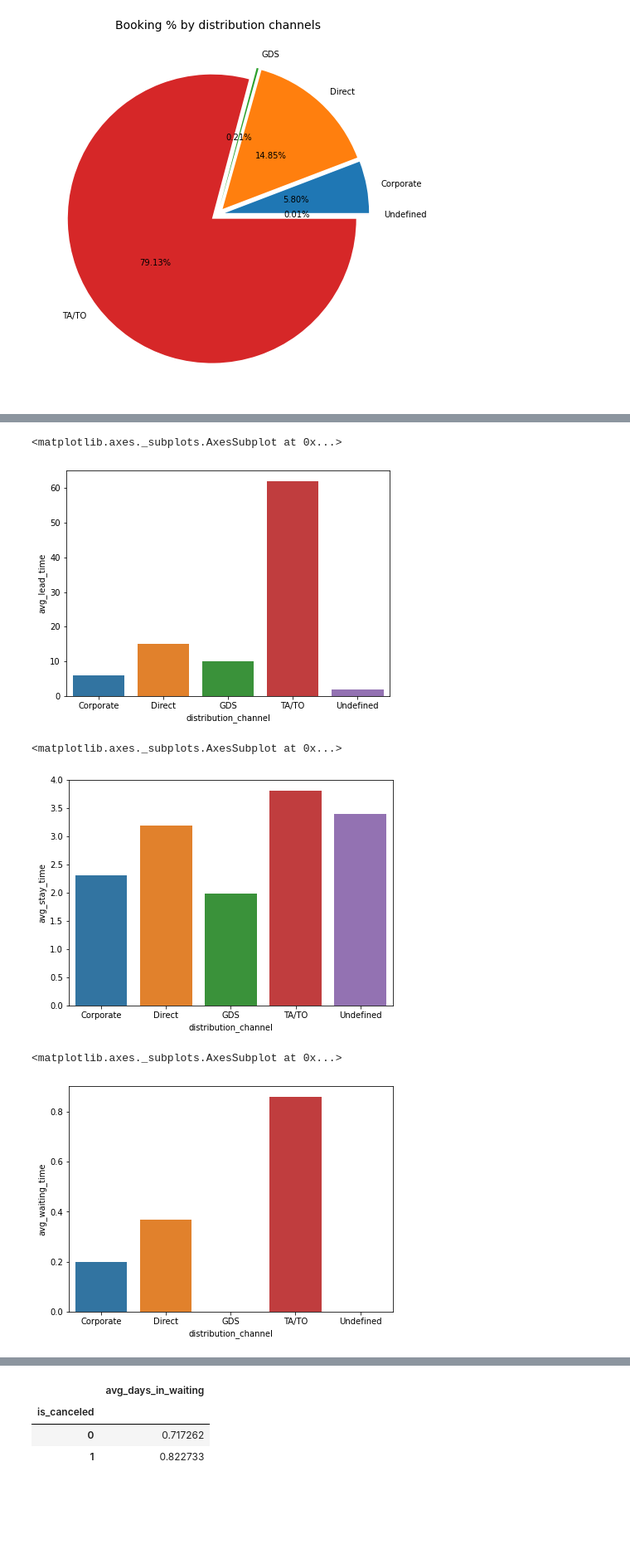
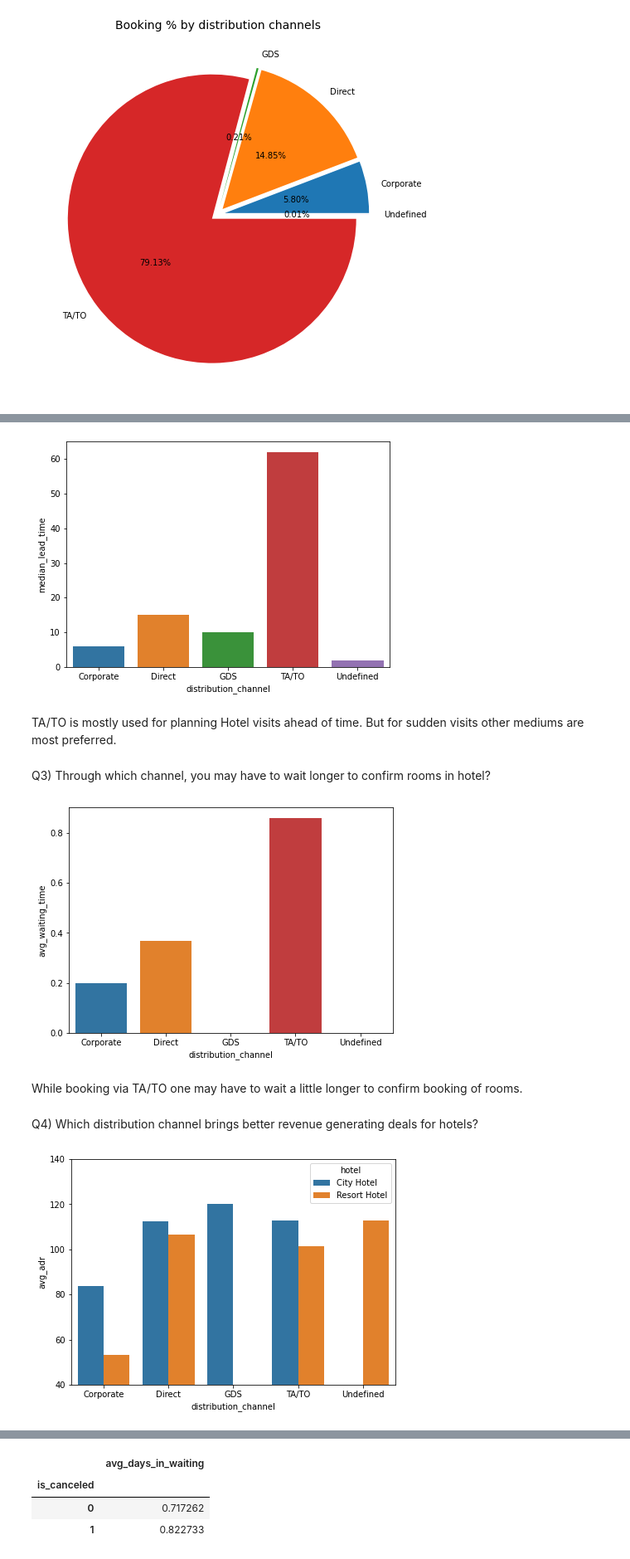
Before and after one commit to Neerajdataguy/EDA-Hotel-Booking, a Jupyter notebook: EDA(Group)_Hotel_Booking_Analysis_Capstone_Project.ipynb, the cells around one changed output, grey strips where cells are left out. Shown: that part at 83% size. Saved outputs shown, nothing was run; the diff lists cells and outputs as text; code cells hidden in the pictures; blank space fills up the shorter version.

```diff
--- a/EDA(Group)_Hotel_Booking_Analysis_Capstone_Project.ipynb
+++ b/EDA(Group)_Hotel_Booking_Analysis_Capstone_Project.ipynb
@@ -188 +191,4 @@ df1['reservation_status_date'] = pd.to_datetime(df1['reservation_status_date'],
+# %%
+# Adding total staying days in hotels
+df1['total_stay'] = df1['stays_in_weekend_nights']+df1['stays_in_week_nights']
 # %% [markdown]
@@ -245,7 +285,0 @@ sns.barplot(x = d3['hotel'], y = d3['avg_adr'] )
-# %%
-df1['total_stay_in_days'] =  df1['stays_in_week_nights']+df1['stays_in_weekend_nights']
-not_canceled = df1[df1['is_canceled'] == 0]
-grouped_by_hotel = not_canceled.groupby('hotel')
-d4 = pd.DataFrame(grouped_by_hotel['total_stay_in_days'].agg(np.mean).reset_index().rename(columns = {'total_stay_in_days':'avg_stay'}))
-plt.figure(figsize = (8,5))
-sns.barplot(x = d4['hotel'], y = d4['avg_stay'] )
@@ -334,21 +355,31 @@ d1
 # %%
-d2 = pd.DataFrame(round(group_by_dc['lead_time'].median(),2)).reset_index().rename(columns = {'lead_time': 'avg_lead_time'})
+d2 = pd.DataFrame(round(group_by_dc['lead_time'].median(),2)).reset_index().rename(columns = {'lead_time': 'median_lead_time'})
 plt.figure(figsize = (7,5))
-sns.barplot(x = d2['distribution_channel'], y = d2['avg_lead_time'])
+sns.barplot(x = d2['distribution_channel'], y = d2['median_lead_time'])
+plt.show()
 # %% [output]
-<matplotlib.axes._subplots.AxesSubplot at 0x...>
-[figure, old version]
+[figure, new version]
+# %% [markdown]
+TA/TO is mostly used for planning Hotel visits ahead of time. But for sudden visits other mediums are most preferred.
+# %% [markdown]
+Q3) Through which channel, you may have to wait longer to confirm rooms in hotel?
 # %%
-d3 = pd.DataFrame(round((group_by_dc['total_stay_in_days']).agg(np.mean),2)).reset_index().rename(columns = {'total_stay_in_days': 'avg_stay_time'})
+d4 = pd.DataFrame(round((group_by_dc['days_in_waiting_list']).mean(),2)).reset_index().rename(columns = {'days_in_waiting_list': 'avg_waiting_time'})
 plt.figure(figsize = (7,5))
-sns.barplot(x = d3['distribution_channel'], y = d3['avg_stay_time'])
+sns.barplot(x = d4['distribution_channel'], y = d4['avg_waiting_time'])
+plt.show()
 # %% [output]
-<matplotlib.axes._subplots.AxesSubplot at 0x...>
-[figure, old version]
+[figure, new version]
+# %% [markdown]
+While booking via TA/TO one may have to wait a little longer to confirm booking of rooms.
+# %% [markdown]
+Q4) Which distribution channel brings better revenue generating deals for hotels?
 # %%
-d4 = pd.DataFrame(round((group_by_dc['days_in_waiting_list']).agg(np.mean),2)).reset_index().rename(columns = {'days_in_waiting_list': 'avg_waiting_time'})
+group_by_dc_hotel = df1.groupby(['distribution_channel', 'hotel'])
+d5 = pd.DataFrame(round((group_by_dc_hotel['adr']).agg(np.mean),2)).reset_index().rename(columns = {'adr': 'avg_adr'})
 plt.figure(figsize = (7,5))
-sns.barplot(x = d4['distribution_channel'], y = d4['avg_waiting_time'])
+sns.barplot(x = d5['distribution_channel'], y = d5['avg_adr'], hue = d5['hotel'])
+plt.ylim(40,140)
+plt.show()
 # %% [output]
-<matplotlib.axes._subplots.AxesSubplot at 0x...>
-[figure, old version]
+[figure, new version]
```
Also changed, not shown: parts of 58 cells of this notebook.
